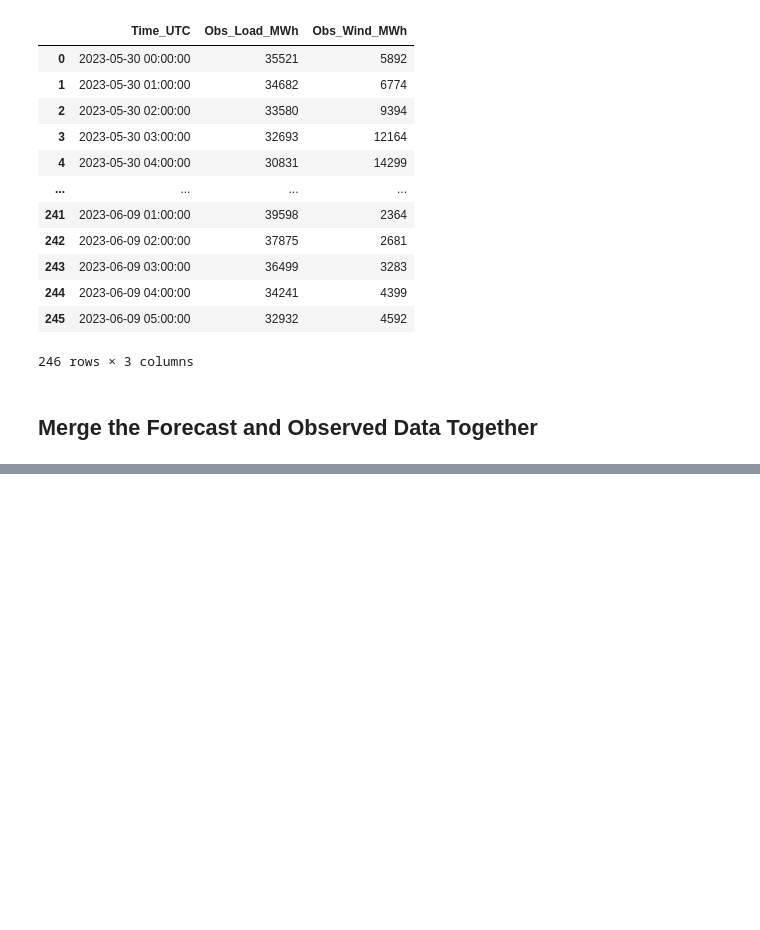
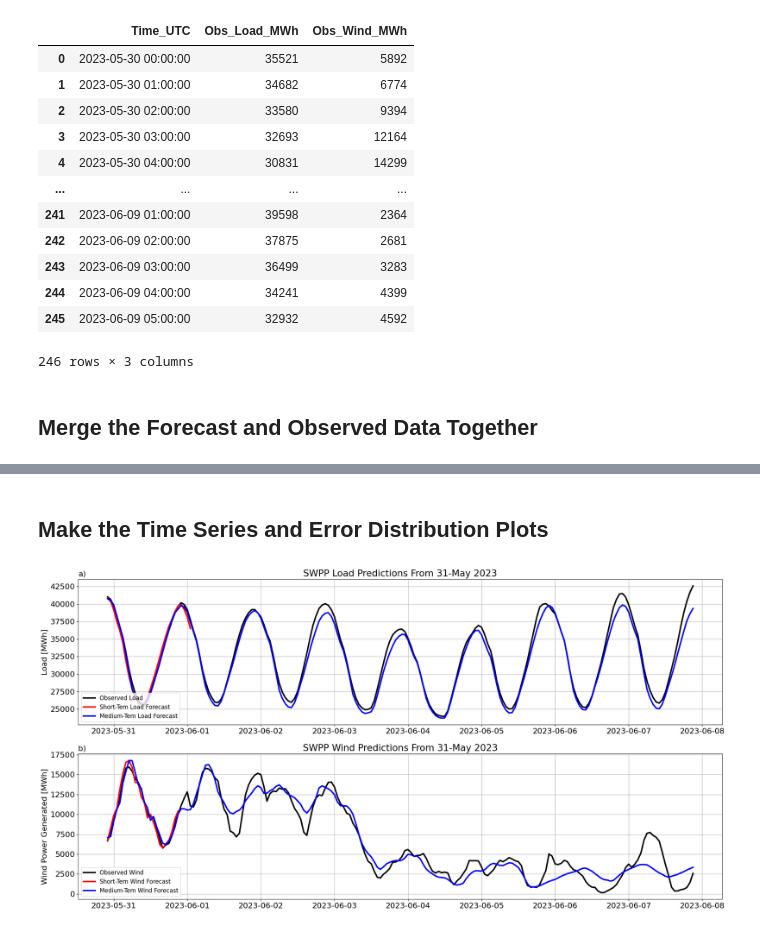
Before and after one commit to cdburley/spp_wind_forecast, a Jupyter notebook: notebooks/wind_forecast_evaluation.ipynb, the cells around one changed output, grey strips where cells are left out. Cells and saved outputs as stored; diff of their text form; code cells hidden in the pictures; blank space fills up the shorter version.

```diff
--- a/notebooks/wind_forecast_evaluation.ipynb
+++ b/notebooks/wind_forecast_evaluation.ipynb
@@ -13,7 +13,7 @@ import matplotlib.pyplot as plt
 # %%
 # Identify the data input and image output directories:
 data_input_dir =  '/Users/burl878/Documents/Code/code_repos/spp_wind_forecast/data/'
-image_output_dir =  '/Users/burl878/Documents/Code/code_repos/spp_wind_forecast/data/plots/'
+image_output_dir =  '/Users/burl878/Documents/Code/code_repos/spp_wind_forecast/plots/'
 # %% [markdown]
 ## Format the Forecast Data
 # %%
@@ -95,6 +95,9 @@ merged_df['MT_Load_Error_MWh'] = (merged_df['Obs_Load_MWh'] - merged_df['MT_Load
 merged_df['ST_Wind_Error_MWh'] = (merged_df['Obs_Wind_MWh'] - merged_df['ST_Wind_MWh']).round(2)
 merged_df['MT_Wind_Error_MWh'] = (merged_df['Obs_Wind_MWh'] - merged_df['MT_Wind_MWh']).round(2)
 
+# Calculate the solar capacity factor based on an installed capacity of 32,000 MW:
+merged_df['Wind_CF'] = (merged_df['Obs_Wind_MWh'] / 32000)
+
 merged_df
 # %% [output]
 |  | Time_UTC | ST_Load_MWh | MT_Load_MWh | ST_Wind_MWh | MT_Wind_MWh | Obs_Load_MWh | Obs_Wind_MWh | ... |
@@ -112,0 +136,31 @@ merged_df
+# %% [markdown]
+## Make the Time Series and Error Distribution Plots
+# %%
+# Make the time series plot:
+plt.figure(figsize=(24, 12))
+plt.rcParams['font.size'] = 16
+
+plt.subplot(211)
+plt.plot(merged_df['Time_UTC'], merged_df['Obs_Load_MWh'], color='black', linestyle='-', label='Observed Load', linewidth=3)
+plt.plot(merged_df['Time_UTC'], merged_df['ST_Load_MWh'], color='red', linestyle='-', label='Short-Tem Load Forecast', linewidth=3)
+plt.plot(merged_df['Time_UTC'], merged_df['MT_Load_MWh'], color='blue', linestyle='-', label='Medium-Tem Load Forecast', linewidth=3)
+plt.legend(loc='lower left', prop={'size': 12})
+plt.ylabel('Load [MWh]')
+plt.grid(True)
+plt.title('a)', loc='left', fontsize=16)
+plt.title(('SWPP Load Predictions From 31-May 2023'))
+
+plt.subplot(212)
+plt.plot(merged_df['Time_UTC'], merged_df['Obs_Wind_MWh'], color='black', linestyle='-', label='Observed Wind', linewidth=3)
+plt.plot(merged_df['Time_UTC'], merged_df['ST_Wind_MWh'], color='red', linestyle='-', label='Short-Tem Wind Forecast', linewidth=3)
+plt.plot(merged_df['Time_UTC'], merged_df['MT_Wind_MWh'], color='blue', linestyle='-', label='Medium-Tem Wind Forecast', linewidth=3)
+plt.legend(loc='lower left', prop={'size': 12})
+plt.ylabel('Wind Power Generated [MWh]')
+plt.grid(True)
+plt.title('b)', loc='left', fontsize=16)
+plt.title(('SWPP Wind Predictions From 31-May 2023'))
+
+# Save the figure:
+plt.savefig(os.path.join(image_output_dir, 'Wind_and_Load_Time_Series.png'), dpi=300, bbox_inches='tight', facecolor='white')
+# %% [output]
+[figure, added]
```
Also changed, not shown: parts of 5 cells of this notebook, 4 other files.
